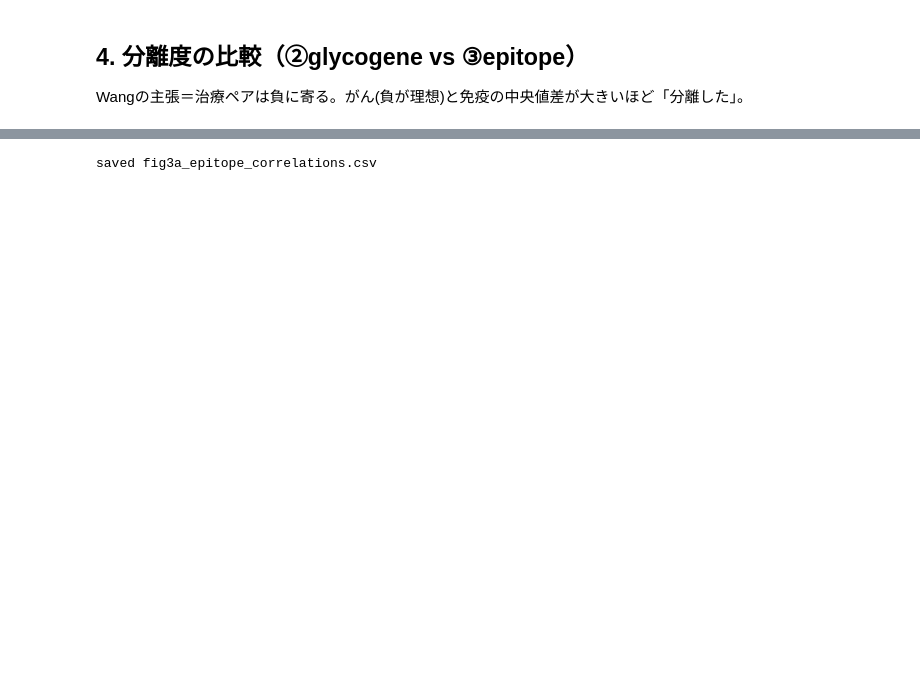
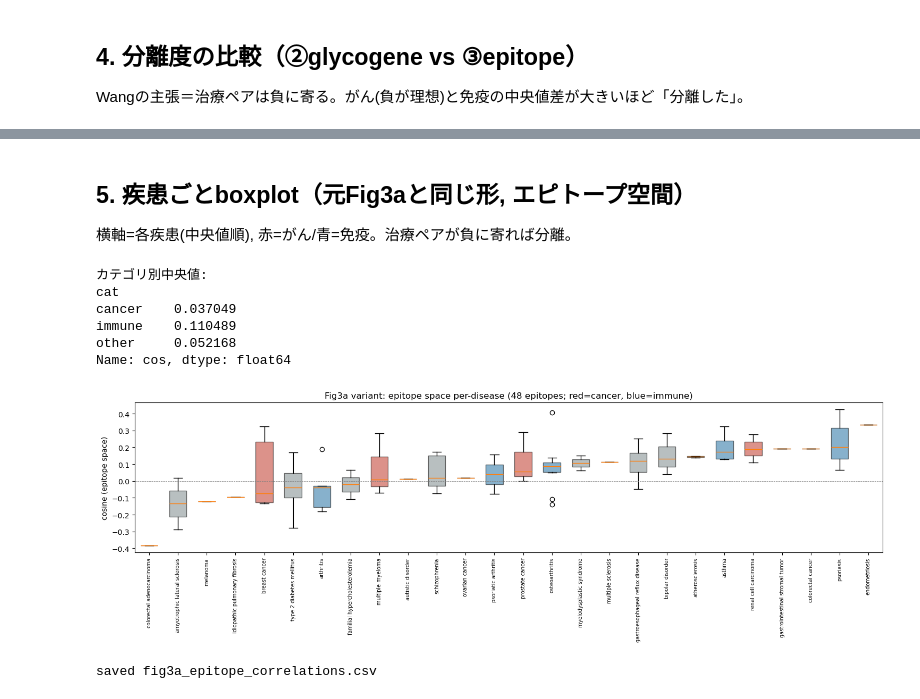
Before and after one commit to dogTK/glyco_epitope_3rd_paper, a Jupyter notebook: notebooks/reproduction/03_epitope_projection_fig3a.ipynb, the cells around one changed output, grey strips where cells are left out. Drawn from its saved outputs; the diff is of its cells as text; code cells hidden in the pictures; blank space fills up the shorter version.

```diff
--- a/notebooks/reproduction/03_epitope_projection_fig3a.ipynb
+++ b/notebooks/reproduction/03_epitope_projection_fig3a.ipynb
@@ -177,3 +177,30 @@ plt.show()
+# %% [markdown]
+## 5. 疾患ごとboxplot（元Fig3aと同じ形, エピトープ空間）
+横軸=各疾患(中央値順), 赤=がん/青=免疫。治療ペアが負に寄れば分離。
+# %%
+med = res_ep.groupby('disease')['cos'].median().sort_values()
+order = med.index.tolist()
+data = [res_ep.loc[res_ep['disease']==d,'cos'].values for d in order]
+catcol={'cancer':'#c0392b','immune':'#2471a3','other':'#7f8c8d'}
+colors=[catcol[cat(d)] for d in order]
+fig,ax=plt.subplots(figsize=(15,5))
+bp=ax.boxplot(data,showfliers=True,widths=0.6,patch_artist=True)
+for patch,col in zip(bp['boxes'],colors): patch.set_facecolor(col); patch.set_alpha(0.55)
+ax.axhline(0,color='grey',lw=0.6,ls='--')
+ax.set_xticks(range(1,len(order)+1)); ax.set_xticklabels(order,rotation=90,fontsize=7)
+ax.set_ylabel('cosine (epitope space)')
+ax.set_title(f'Fig3a variant: epitope space per-disease ({len(ep_common)} epitopes; red=cancer, blue=immune)')
+fig.tight_layout(); fig.savefig('../../results/figures/fig3a_epitope_perdisease.png',dpi=200,bbox_inches='tight')
+print('カテゴリ別中央値:'); print(res_ep.groupby('cat')['cos'].median())
+plt.show()
+# %% [output]
+カテゴリ別中央値:
+cat
+cancer    0.037049
+immune    0.110489
+other     0.052168
+Name: cos, dtype: float64
+[figure, added]
 # %%
 os.makedirs('../../results/tables', exist_ok=True)
 res_ep.to_csv('../../results/tables/fig3a_epitope_correlations.csv', index=False)
```
Also changed, not shown: parts of 3 cells of this notebook, 1 other file.
